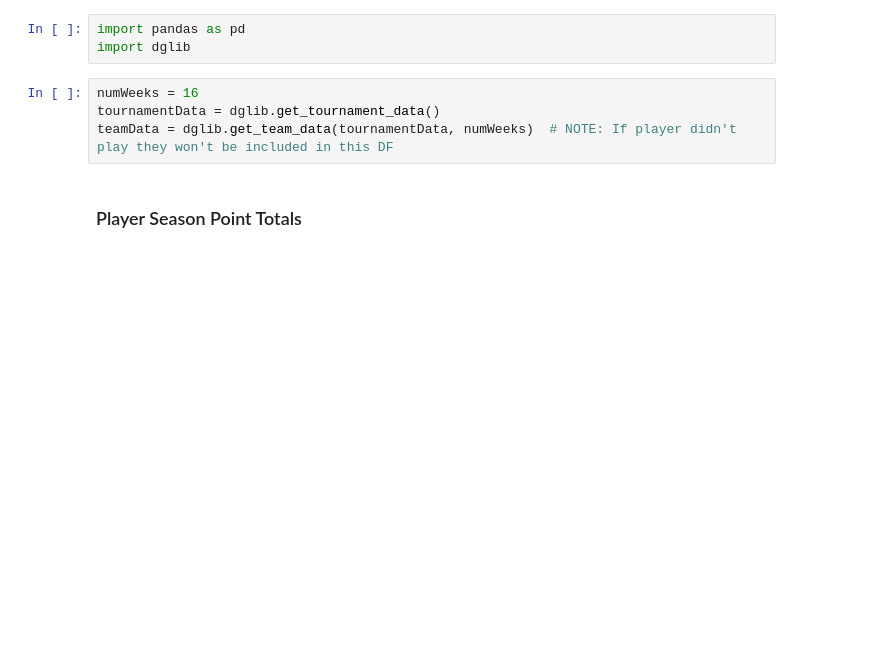
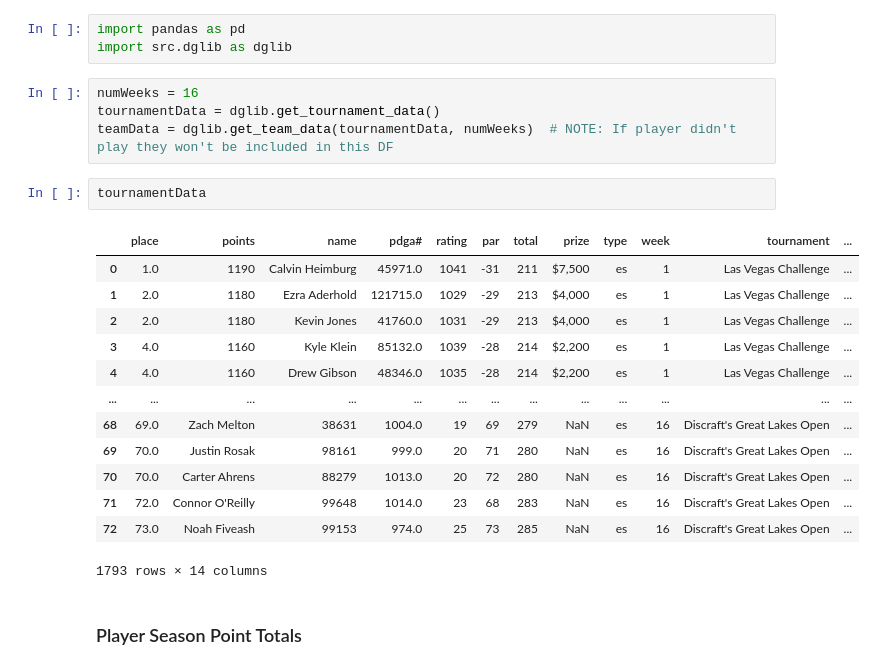
Before and after one commit to lucbouchard1/fantasy-disc-golf, a Jupyter notebook: analysis.ipynb, the cells around one changed output. Saved outputs shown, nothing was run; the diff lists cells and outputs as text; blank space fills up the shorter version.

```diff
--- a/analysis.ipynb
+++ b/analysis.ipynb
@@ -1,10 +1,26 @@
 # %%
 import pandas as pd
-import dglib
+import src.dglib as dglib
 # %%
 numWeeks = 16
 tournamentData = dglib.get_tournament_data()
 teamData = dglib.get_team_data(tournamentData, numWeeks)  # NOTE: If player didn't play they won't be included in this DF
+# %%
+tournamentData
+# %% [output]
+|  | place | points | name | pdga# | rating | par | total | prize | type | week | tournament | ... |
+| 0 | 1.0 | 1190 | Calvin Heimburg | 45971.0 | 1041 | -31 | 211 | $7,500 | es | 1 | Las Vegas Challenge | ... |
+| 1 | 2.0 | 1180 | Ezra Aderhold | 121715.0 | 1029 | -29 | 213 | $4,000 | es | 1 | Las Vegas Challenge | ... |
+| 2 | 2.0 | 1180 | Kevin Jones | 41760.0 | 1031 | -29 | 213 | $4,000 | es | 1 | Las Vegas Challenge | ... |
+| 3 | 4.0 | 1160 | Kyle Klein | 85132.0 | 1039 | -28 | 214 | $2,200 | es | 1 | Las Vegas Challenge | ... |
+| 4 | 4.0 | 1160 | Drew Gibson | 48346.0 | 1035 | -28 | 214 | $2,200 | es | 1 | Las Vegas Challenge | ... |
+| ... | ... | ... | ... | ... | ... | ... | ... | ... | ... | ... | ... | ... |
+| 68 | 69.0 | Zach Melton | 38631 | 1004.0 | 19 | 69 | 279 | NaN | es | 16 | Discraft's Great Lakes Open | ... |
+| 69 | 70.0 | Justin Rosak | 98161 | 999.0 | 20 | 71 | 280 | NaN | es | 16 | Discraft's Great Lakes Open | ... |
+| 70 | 70.0 | Carter Ahrens | 88279 | 1013.0 | 20 | 72 | 280 | NaN | es | 16 | Discraft's Great Lakes Open | ... |
+| 71 | 72.0 | Connor O'Reilly | 99648 | 1014.0 | 23 | 68 | 283 | NaN | es | 16 | Discraft's Great Lakes Open | ... |
+| 72 | 73.0 | Noah Fiveash | 99153 | 974.0 | 25 | 73 | 285 | NaN | es | 16 | Discraft's Great Lakes Open | ... |
+1793 rows × 14 columns
 # %% [markdown]
 ### Player Season Point Totals
 # %%
```
Also changed, not shown: 4 other files.
